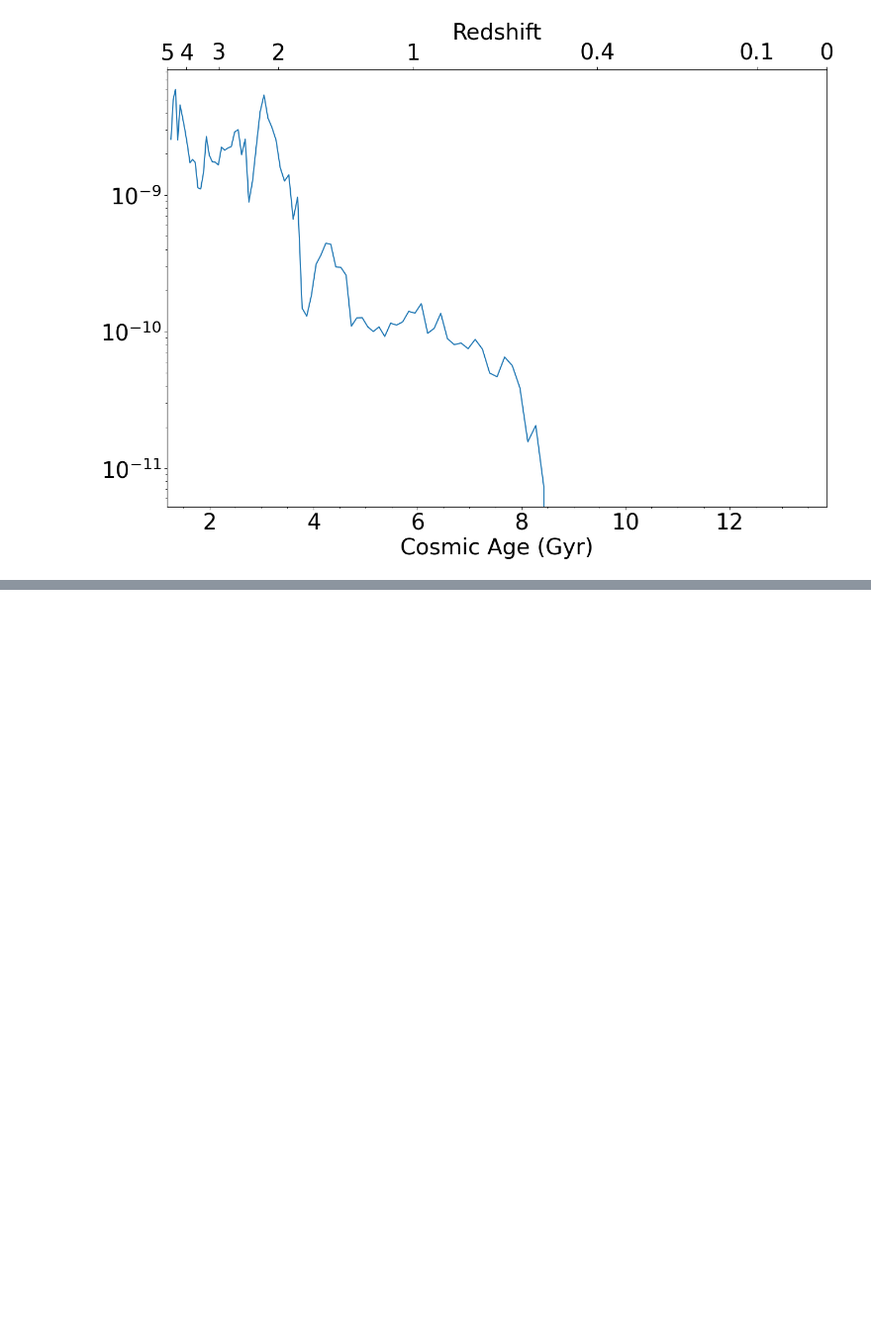
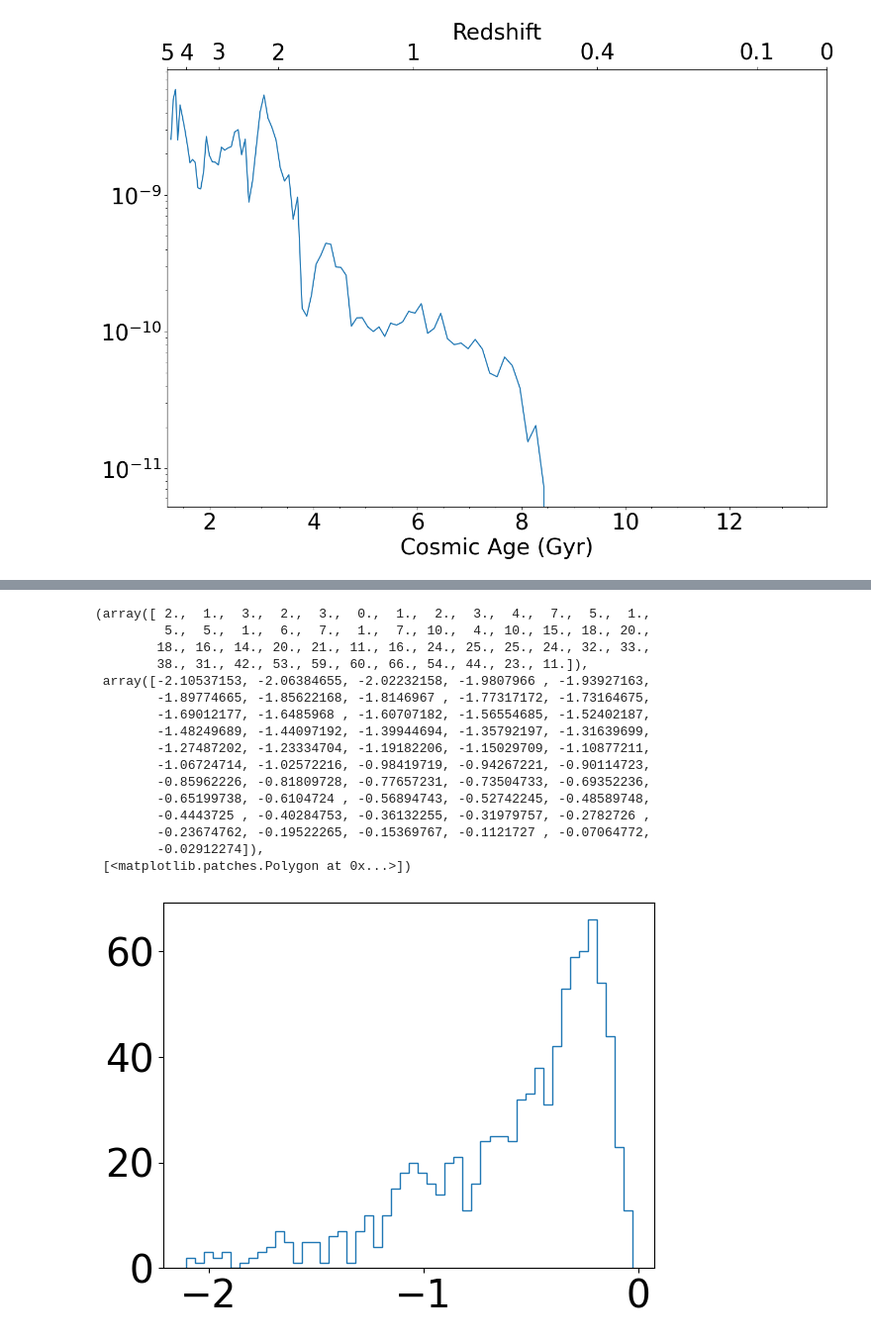
Before and after one commit to GiulianoLo/analize_simba_cgm, a Jupyter notebook: cgm_main.ipynb, the cells around one changed output, grey strips where cells are left out. Shown at 99% size. Drawn from its saved outputs; the diff is of its cells as text; code cells hidden in the pictures; blank space fills up the shorter version.

```diff
--- a/cgm_main.ipynb
+++ b/cgm_main.ipynb
@@ -479,0 +452,20 @@ yt : [INFO     ] 2024-10-22 23:09:41,441 Found 35158 galaxies
+# %%
+plt.hist(np.log10(qt/qm), bins=50, histtype='step', label='Quenching Time')
+# %% [output]
+(array([ 2.,  1.,  3.,  2.,  3.,  0.,  1.,  2.,  3.,  4.,  7.,  5.,  1.,
+         5.,  5.,  1.,  6.,  7.,  1.,  7., 10.,  4., 10., 15., 18., 20.,
+        18., 16., 14., 20., 21., 11., 16., 24., 25., 25., 24., 32., 33.,
+        38., 31., 42., 53., 59., 60., 66., 54., 44., 23., 11.]),
+ array([-2.10537153, -2.06384655, -2.02232158, -1.9807966 , -1.93927163,
+        -1.89774665, -1.85622168, -1.8146967 , -1.77317172, -1.73164675,
+        -1.69012177, -1.6485968 , -1.60707182, -1.56554685, -1.52402187,
+        -1.48249689, -1.44097192, -1.39944694, -1.35792197, -1.31639699,
+        -1.27487202, -1.23334704, -1.19182206, -1.15029709, -1.10877211,
+        -1.06724714, -1.02572216, -0.98419719, -0.94267221, -0.90114723,
+        -0.85962226, -0.81809728, -0.77657231, -0.73504733, -0.69352236,
+        -0.65199738, -0.6104724 , -0.56894743, -0.52742245, -0.48589748,
+        -0.4443725 , -0.40284753, -0.36132255, -0.31979757, -0.2782726 ,
+        -0.23674762, -0.19522265, -0.15369767, -0.1121727 , -0.07064772,
+        -0.02912274]),
+ [<matplotlib.patches.Polygon at 0x...>])
+[figure, added]
```
Also changed, not shown: parts of 21 cells of this notebook.
